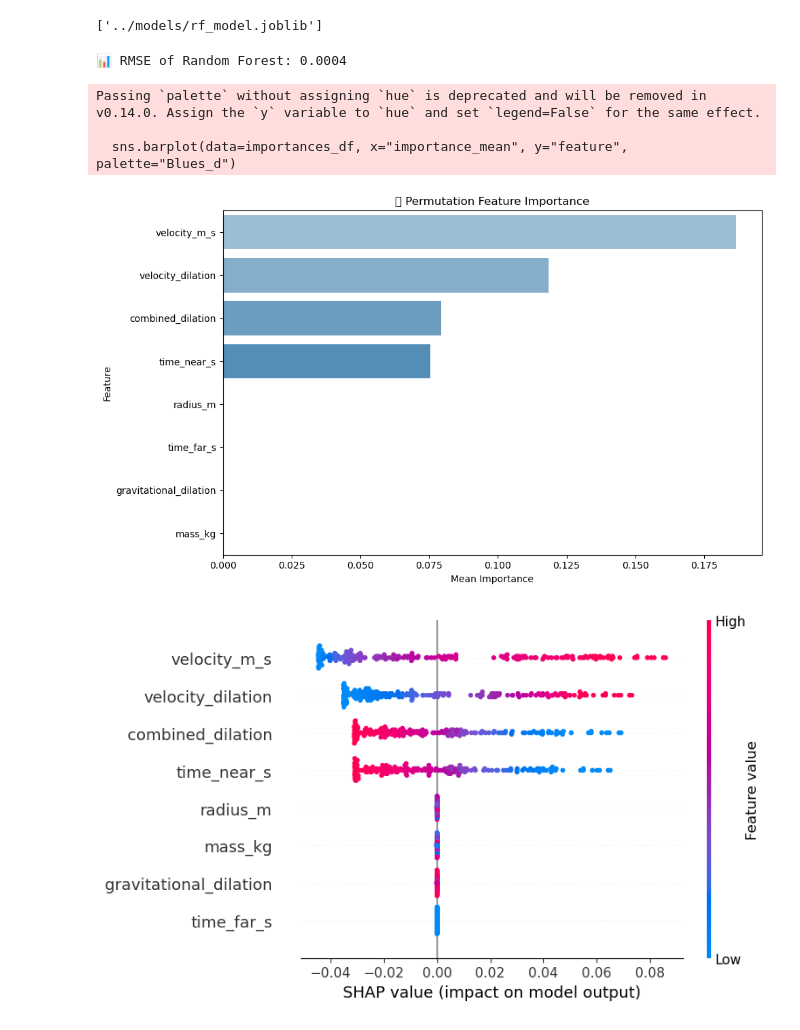
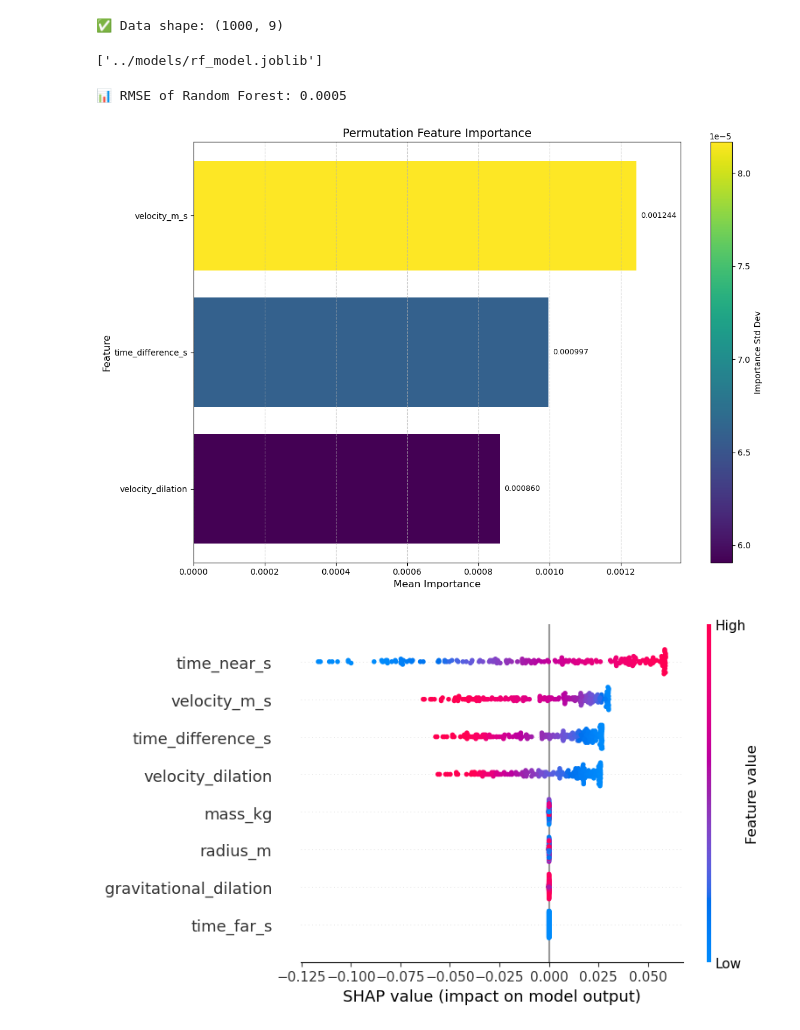
Before and after one commit to jobet1130/gravitime, a Jupyter notebook: notebooks/05_model_explainability.ipynb, the cells around one changed output. Saved outputs shown, nothing was run; the diff lists cells and outputs as text; code cells hidden in the pictures.

```diff
--- a/notebooks/05_model_explainability.ipynb
+++ b/notebooks/05_model_explainability.ipynb
@@ -19,7 +17,5 @@ plt.style.use("seaborn-v0_8-muted")
 data_path = Path("../data/processed/cleaned_gravity_speed_data.csv")
 model_path = Path("../models/rf_model.joblib")
 
-df = pd.read_csv(data_path)
+df = pd.read_csv(data_path, on_bad_lines='skip')
 model = joblib.load(model_path)
-
-print(f"✅ Data shape: {df.shape}")
@@ -33 +31,13 @@ X_train, X_test, y_train, y_test = train_test_split(X, y, test_size=0.2, random_
+# %%
+df = df.apply(pd.to_numeric, errors='coerce')
+df = df.replace([np.inf, -np.inf], np.nan)
+df.dropna(inplace=True)
+
+print(f"✅ Data shape: {df.shape}")
+# %% [output]
+✅ Data shape: (1000, 9)
+# %%
+target = "combined_dilation"
+X = df.drop(columns=[target])
+y = df[target]
 # %%
@@ -42,40 +56,64 @@ y_pred = model.predict(X_test)
 rmse = np.sqrt(mean_squared_error(y_test, y_pred))
 print(f"📊 RMSE of Random Forest: {rmse:.4f}")
 # %% [output]
-📊 RMSE of Random Forest: 0.0004
+📊 RMSE of Random Forest: 0.0005
 # %%
-perm_result = permutation_importance(model, X_test, y_test, n_repeats=10, random_state=42)
+excluded_features = ["mass_kg", "radius_m", "gravitational_dilation", "time_far_s", "time_near_s"]
+
+perm_result = permutation_importance(
+    model, X_test, y_test,
+    n_repeats=10,
+    random_state=42,
+    scoring="neg_mean_squared_error"
+)
 
 importances_df = pd.DataFrame({
     "feature": X.columns,
     "importance_mean": perm_result.importances_mean,
     "importance_std": perm_result.importances_std
-}).sort_values(by="importance_mean", ascending=False)
+})
 
-plt.figure(figsize=(10, 6))
-sns.barplot(
-    data=importances_df,
-    x="importance_mean",
-    y="feature",
-    color="steelblue"  # or use hue='feature' and legend=False for varied color
+importances_df = importances_df[~importances_df["feature"].isin(excluded_features)]
+importances_df["importance_mean"] = importances_df["importance_mean"].clip(lower=1e-6)
+importances_df = importances_df.sort_values(by="importance_mean", ascending=True)
+
+norm = plt.Normalize(importances_df["importance_std"].min(), importances_df["importance_std"].max())
+colors = plt.cm.viridis(norm(importances_df["importance_std"]))
+
+fig, ax = plt.subplots(figsize=(12, 8))
+bars = ax.barh(
+    importances_df["feature"],
+    importances_df["importance_mean"],
+    color=colors
 )
-plt.title("Permutation Feature Importance")
-plt.xlabel("Mean Importance")
-plt.ylabel("Feature")
+
+sm = plt.cm.ScalarMappable(cmap="viridis", norm=norm)
+sm.set_array([])
+cbar = plt.colorbar(sm, ax=ax)
+cbar.set_label("Importance Std Dev")
+
+for bar, value in zip(bars, importances_df["importance_mean"]):
+    plt.text(value + importances_df["importance_mean"].max() * 0.01,
+             bar.get_y() + bar.get_height() / 2,
+             f"{value:.6f}", va="center", ha="left", fontsize=9)
+
+plt.title("Permutation Feature Importance", fontsize=14)
+plt.xlabel("Mean Importance", fontsize=12)
+plt.ylabel("Feature", fontsize=12)
+plt.xlim(0, importances_df["importance_mean"].max() * 1.1)
+plt.grid(axis='x', linestyle='--', alpha=0.6)
 plt.tight_layout()
+plt.savefig("../reports/figures/permutation_importance.png", dpi=300)
 plt.show()
 # %% [output]
-Passing `palette` without assigning `hue` is deprecated and will be removed in v0.14.0. Assign the `y` variable to `hue` and set `legend=False` for the same effect.
-
-  sns.barplot(data=importances_df, x="importance_mean", y="feature", palette="Blues_d")
-[figure, old version]
+[figure, new version]
 # %%
 explainer = shap.Explainer(model, X_train)
 shap_values = explainer(X_test)
 
 shap.summary_plot(shap_values, X_test)
 # %% [output]
-[figure, old version]
+[figure, new version]
 # %%
 shap.initjs()
 shap.plots.force(shap_values[0])
```
Also changed, not shown: parts of 6 cells of this notebook, 4 other files.
